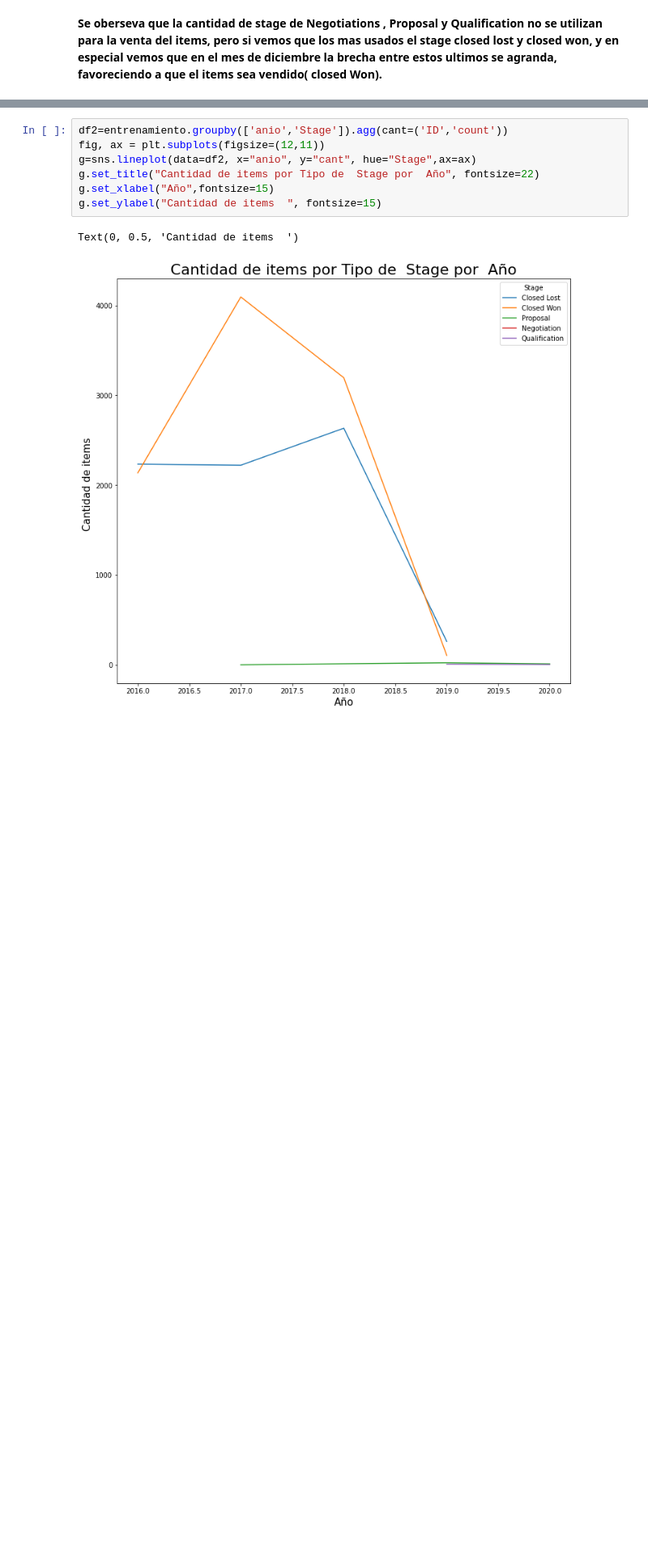
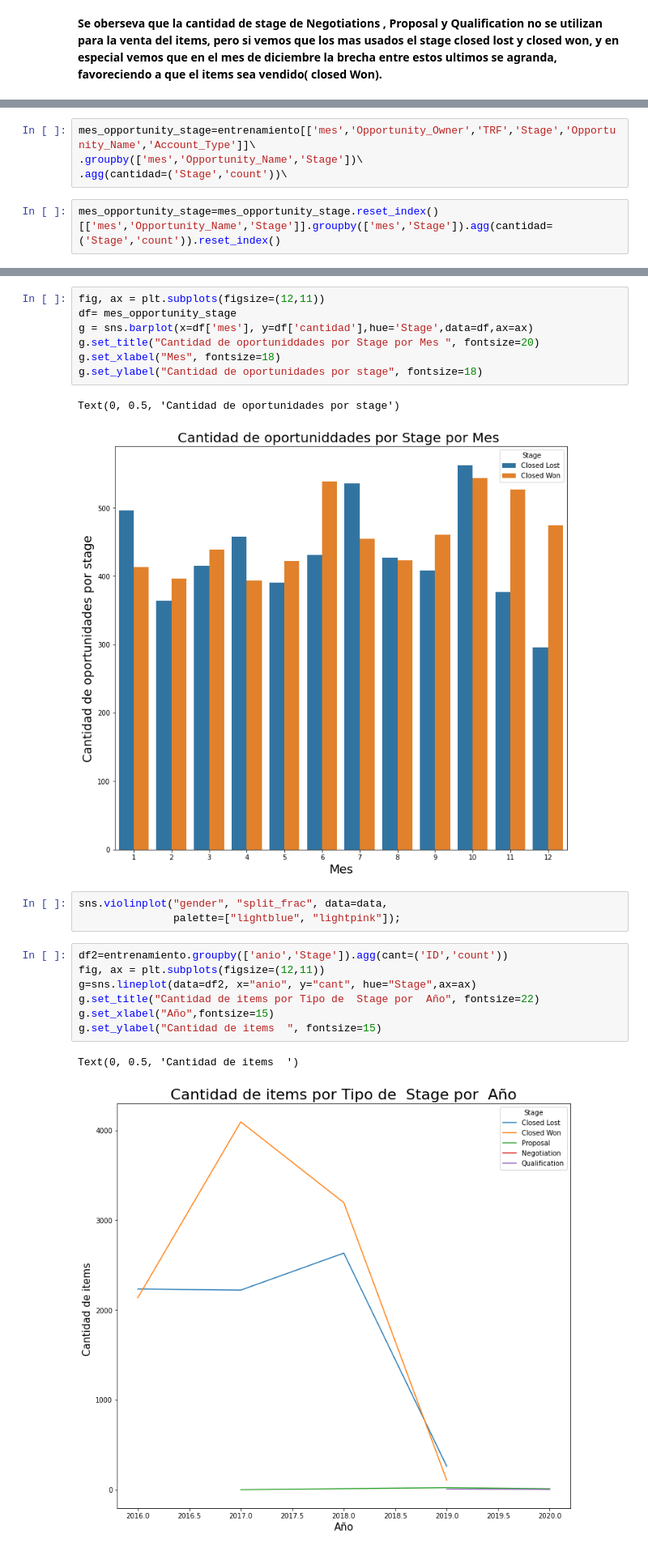
Before and after one commit to joaquinparodi/TP-DATOS, a Jupyter notebook: tp1orga.ipynb, the cells around one changed output, grey strips where cells are left out. Shown at 81% size. Saved outputs shown, nothing was run; the diff lists cells and outputs as text; blank space fills up the shorter version.

```diff
--- a/tp1orga.ipynb
+++ b/tp1orga.ipynb
@@ -133,0 +174,6 @@ Text(0, 0.5, ' Cantidad de Items de Oportunidad ')
+# %%
+mes_opportunity_stage=entrenamiento[['mes','Opportunity_Owner','TRF','Stage','Opportunity_Name','Account_Type']]\
+.groupby(['mes','Opportunity_Name','Stage'])\
+.agg(cantidad=('Stage','count'))\
+# %%
+mes_opportunity_stage=mes_opportunity_stage.reset_index()[['mes','Opportunity_Name','Stage']].groupby(['mes','Stage']).agg(cantidad=('Stage','count')).reset_index()
@@ -134,3 +186,16 @@ Text(0, 0.5, ' Cantidad de Items de Oportunidad ')
+# %%
+fig, ax = plt.subplots(figsize=(12,11))
+df= mes_opportunity_stage
+g = sns.barplot(x=df['mes'], y=df['cantidad'],hue='Stage',data=df,ax=ax)
+g.set_title("Cantidad de oportuniddades por Stage por Mes ", fontsize=20)
+g.set_xlabel("Mes", fontsize=18)
+g.set_ylabel("Cantidad de oportunidades por stage", fontsize=18)
+# %% [output]
+Text(0, 0.5, 'Cantidad de oportunidades por stage')
+[figure, added]
+# %%
+sns.violinplot("gender", "split_frac", data=data,
+               palette=["lightblue", "lightpink"]);
 # %%
 df2=entrenamiento.groupby(['anio','Stage']).agg(cant=('ID','count'))
 fig, ax = plt.subplots(figsize=(12,11))
```
Also changed, not shown: parts of 42 cells of this notebook.
